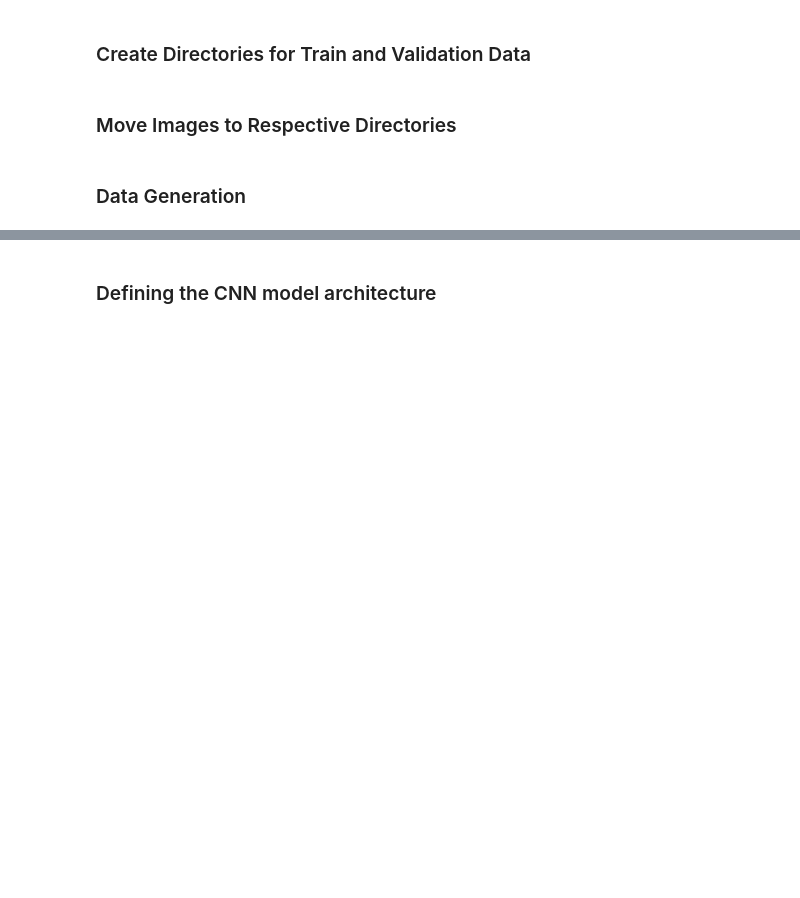
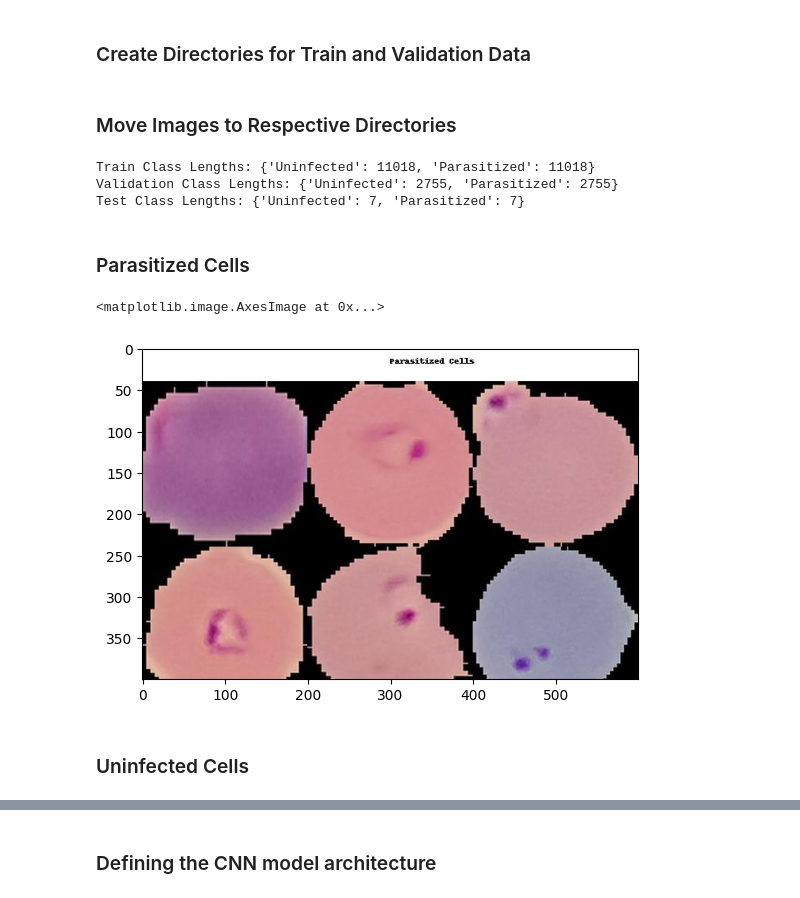
Before and after one commit to diandrarad/Malaria-Detection, a Jupyter notebook: notebook.ipynb, the cells around one changed output, grey strips where cells are left out. Drawn from its saved outputs; the diff is of its cells as text; code cells hidden in the pictures; blank space fills up the shorter version.

```diff
--- a/notebook.ipynb
+++ b/notebook.ipynb
@@ -145,2 +167,69 @@ move_images(val_paths, val_labels, val_dir)
-# %% [markdown]
-### Data Generation
+# %%
+def get_class_lengths(directory):
+    class_lengths = {}
+    for class_name in os.listdir(directory):
+        class_path = os.path.join(directory, class_name)
+        if os.path.isdir(class_path):
+            num_images = len(os.listdir(class_path))
+            class_lengths[class_name] = num_images
+    return class_lengths
+
+# Replace these with your actual directories
+train_dir = 'train_data'
+val_dir = 'val_data'
+test_dir = 'test_data'
+
+# Get class lengths for each directory
+train_class_lengths = get_class_lengths(train_dir)
+val_class_lengths = get_class_lengths(val_dir)
+test_class_lengths = get_class_lengths(test_dir)
+
+# Print the results
+print("Train Class Lengths:", train_class_lengths)
+print("Validation Class Lengths:", val_class_lengths)
+print("Test Class Lengths:", test_class_lengths)
+# %% [output]
+Train Class Lengths: {'Uninfected': 11018, 'Parasitized': 11018}
+Validation Class Lengths: {'Uninfected': 2755, 'Parasitized': 2755}
+Test Class Lengths: {'Uninfected': 7, 'Parasitized': 7}
+# %% [markdown]
+### Parasitized Cells
+# %%
+output_dir = '/content/output_images'
+os.makedirs(output_dir, exist_ok=True)
+image_directory = 'test_data/Parasitized'
+image_paths = [os.path.join(image_directory, f) for f in os.listdir(image_directory)]
+title = 'Parasitized Cells'
+
+# Blank canvas for the collage
+collage_width = 600
+collage_height = 400
+collage = Image.new('RGB', (collage_width, collage_height), 'white')
+
+# Create a drawing object
+draw = ImageDraw.Draw(collage)
+
+# Draw the title at the top
+title_position = (collage_width // 2 - draw.textbbox((0, 0), title)[0] // 2, 10)
+draw.text(title_position, title, fill='black')
+
+# Loop through the image paths and paste them onto the collage
+image_size = (collage_width // 3, collage_height // 2)
+for i, path in enumerate(image_paths):
+    img = Image.open(path)
+    img = img.resize(image_size, Image.LANCZOS)
+    position = (i % 3 * image_size[0], i // 3 * image_size[1] + 40)  # Add 40 for title space
+    collage.paste(img, position)
+
+# Save the collage to the output directory
+output_path = os.path.join(output_dir, 'Parasitized.jpg')
+collage.save(output_path)
+# %%
+# Display the collage
+collage = plt.imread(output_path)
+plt.imshow(collage)
+# %% [output]
+<matplotlib.image.AxesImage at 0x...>
+[figure, added]
+# %% [markdown]
+### Uninfected Cells
```
Also changed, not shown: parts of 25 cells of this notebook, 3 other files.
